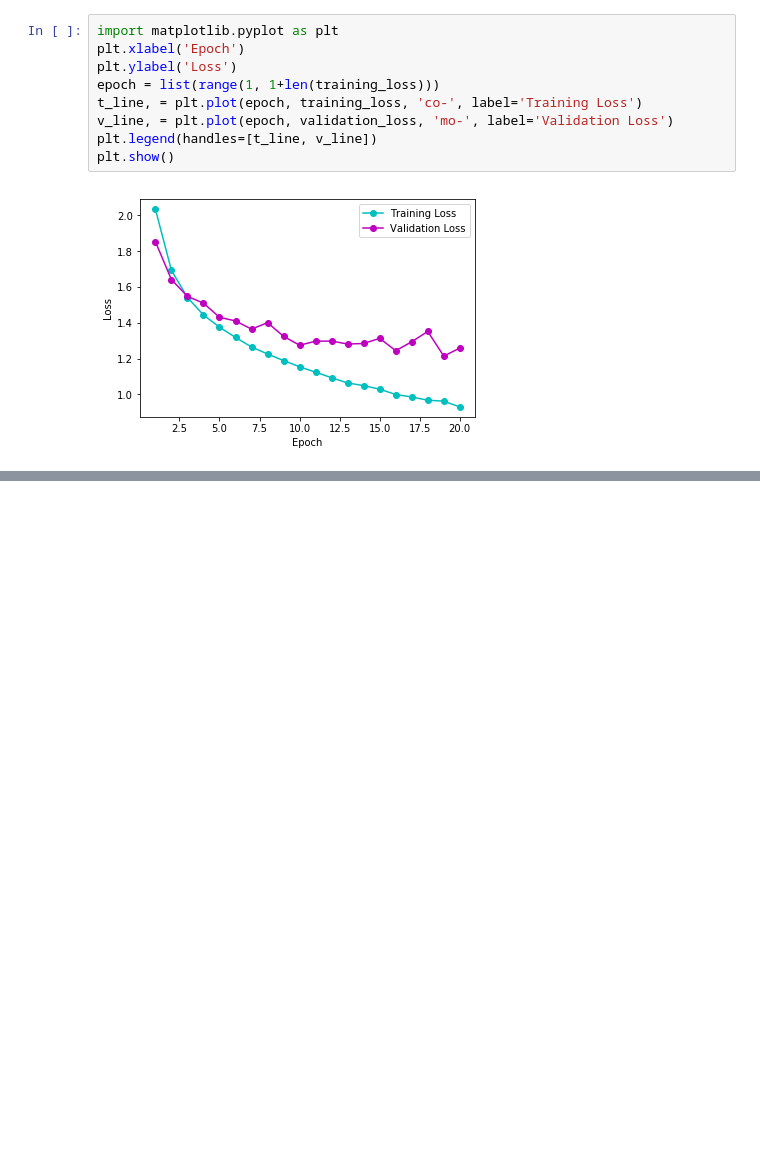
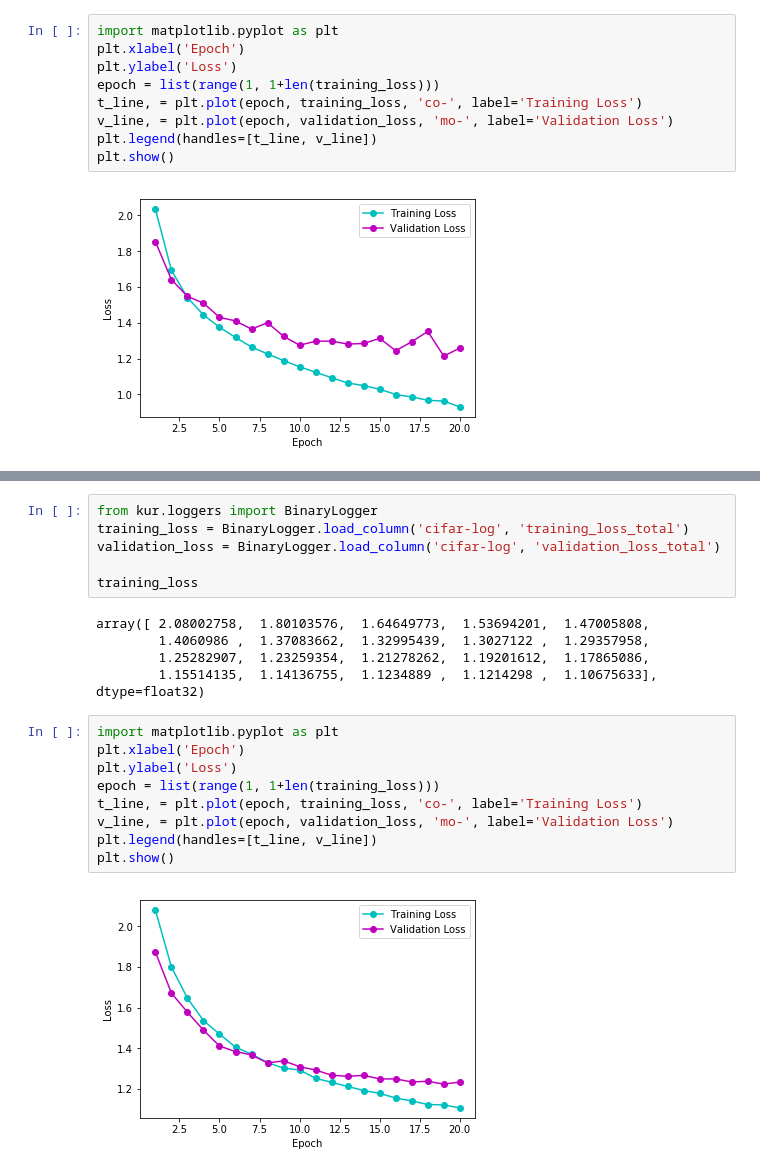
Before and after one commit to EmbraceLife/image_classification_dlnd2, a Jupyter notebook: dlnd_p2_kur.ipynb, the cells around one changed output, grey strips where cells are left out. Cells and saved outputs as stored; diff of their text form; blank space fills up the shorter version.

```diff
--- a/dlnd_p2_kur.ipynb
+++ b/dlnd_p2_kur.ipynb
@@ -273,0 +292,22 @@ ValueError: No such container for data: {'dropout': 0.75}
+# %%
+from kur.loggers import BinaryLogger
+training_loss = BinaryLogger.load_column('cifar-log', 'training_loss_total')
+validation_loss = BinaryLogger.load_column('cifar-log', 'validation_loss_total')
+
+training_loss
+# %% [output]
+array([ 2.08002758,  1.80103576,  1.64649773,  1.53694201,  1.47005808,
+        1.4060986 ,  1.37083662,  1.32995439,  1.3027122 ,  1.29357958,
+        1.25282907,  1.23259354,  1.21278262,  1.19201612,  1.17865086,
+        1.15514135,  1.14136755,  1.1234889 ,  1.1214298 ,  1.10675633], dtype=float32)
+# %%
+import matplotlib.pyplot as plt
+plt.xlabel('Epoch')
+plt.ylabel('Loss')
+epoch = list(range(1, 1+len(training_loss)))
+t_line, = plt.plot(epoch, training_loss, 'co-', label='Training Loss')
+v_line, = plt.plot(epoch, validation_loss, 'mo-', label='Validation Loss')
+plt.legend(handles=[t_line, v_line])
+plt.show()
+# %% [output]
+[figure, added]
```
Also changed, not shown: parts of 11 cells of this notebook.
